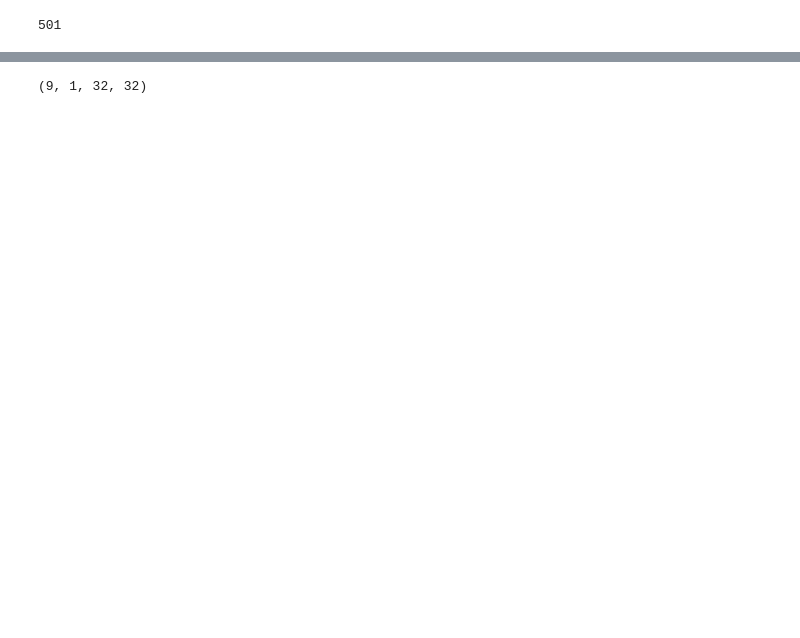
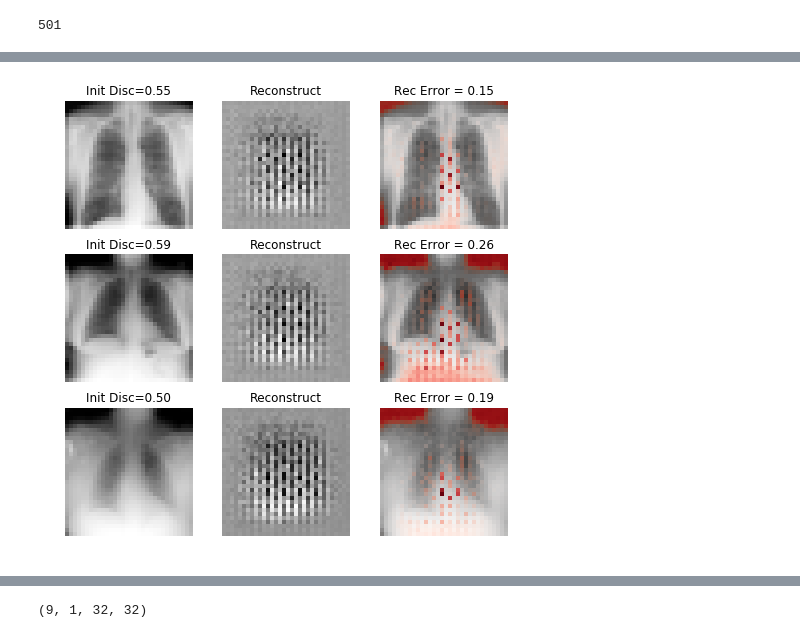
Before and after one commit to Bertinus/ChestXrays, a Jupyter notebook: ALI/AliXray.ipynb, the cells around one changed output, grey strips where cells are left out. Saved outputs shown, nothing was run; the diff lists cells and outputs as text; code cells hidden in the pictures; blank space fills up the shorter version.

```diff
--- a/ALI/AliXray.ipynb
+++ b/ALI/AliXray.ipynb
@@ -294,0 +250,53 @@ c
+# %%
+from matplotlib.colors import ListedColormap
+
+# Get the colormap colors
+cmap = plt.cm.Reds
+AlphaRed = cmap(np.arange(cmap.N))
+# Set alpha
+AlphaRed[:,-1] = np.linspace(0, 1, cmap.N)
+# Create new colormap
+AlphaRed = ListedColormap(AlphaRed)
+
+for dataiter in ConstantImg:
+    #Get Data
+    data = dataiter
+    Xnorm = data*2.0-1.0
+    break
+with torch.no_grad():
+    #Generate Latent from Real
+    RealZ = GenZ(Xnorm)
+    RebuildX = GenX(RealZ)
+    DiffX = Xnorm - RebuildX
+    DiffX = DiffX.detach().numpy()
+    DiffX = np.power(DiffX,2)
+    RebuildX = RebuildX.detach().numpy()
+    #Have discriminator do is thing on real and fake data
+    PredReal  = DisXZ(torch.cat((DisZ(RealZ), DisX(Xnorm)), 1)).detach().numpy()
+
+plt.figure(figsize=(8,8))
+c = 0
+Sample = 3
+for i in range(Sample):
+    c+= 1
+    plt.subplot(Sample,3,c)
+    plt.imshow(Xnorm[i][0],cmap="gray")
+    plt.title("Init Disc=%.2f" % (PredReal[i]))
+    plt.axis("off")
+    c+= 1
+    plt.subplot(Sample,3,c)
+    plt.imshow(RebuildX[i][0],cmap="gray")
+    plt.title("Reconstruct")
+    plt.axis("off")
+    c+= 1
+    plt.subplot(Sample,3,c)
+    plt.imshow(Xnorm[i][0],cmap="gray")
+    plt.title("Rec Error = %.2f" % (np.mean(DiffX[i][0])))
+    plt.imshow(DiffX[i][0]*np.power(c,2),cmap=AlphaRed)
+    plt.axis("off")
+
+
+
+plt.savefig("./test.png")
+# %% [output]
+[figure, added]
```
Also changed, not shown: parts of 24 cells of this notebook, 2 other files.
